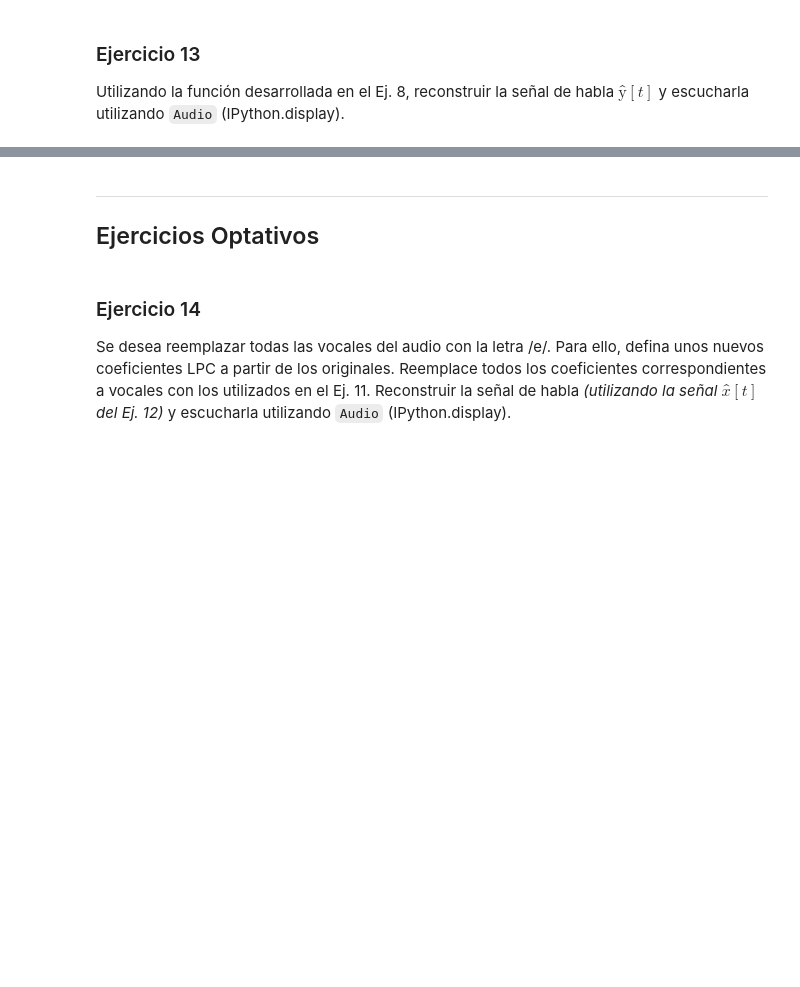
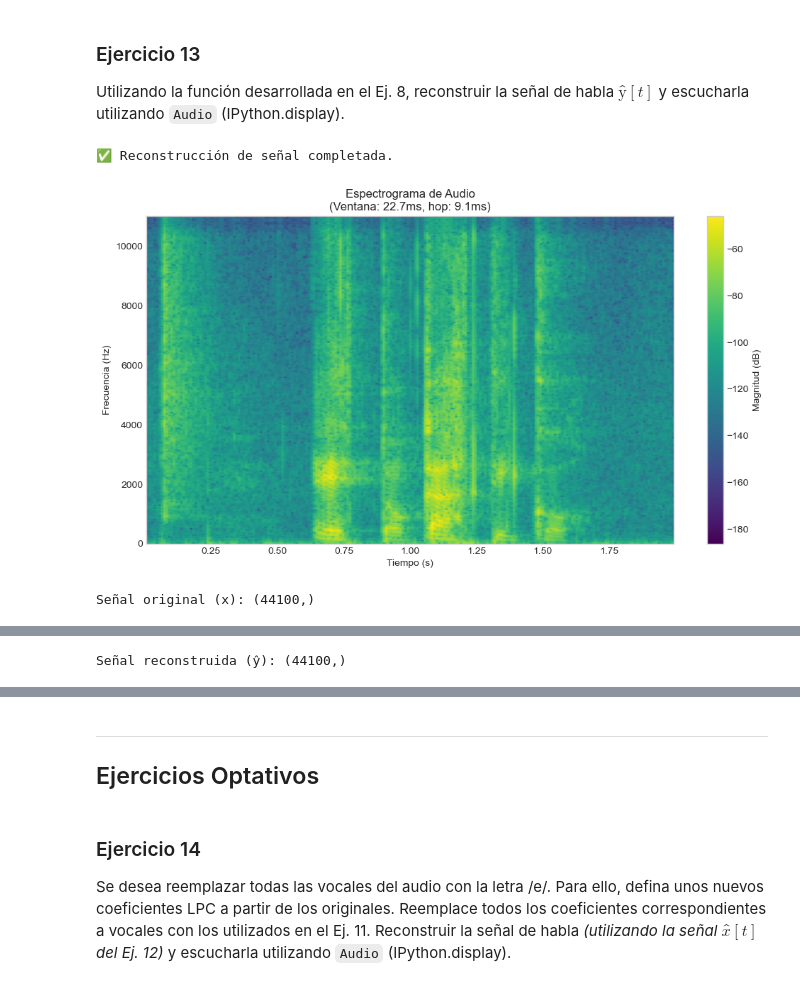
Before and after one commit to MLsound/Linear-Predictive-Coding, a Jupyter notebook: resolucion.ipynb, the cells around one changed output, grey strips where cells are left out. Drawn from its saved outputs; the diff is of its cells as text; code cells hidden in the pictures; blank space fills up the shorter version.

```diff
--- a/resolucion.ipynb
+++ b/resolucion.ipynb
@@ -649,0 +707,13 @@ Utilizando la función desarrollada en el Ej. 8, reconstruir la señal de habla
+# %%
+y_hat = reconstruct_speech(x_hat, window_len, hop, M, coef=coef)
+print(f"✅ Reconstrucción de señal completada.\n")
+show_spectrogram(y_hat, fs, window_len, hop)
+
+print(f"Señal original (x): {x.shape}")
+display (IPython.display.Audio(x, rate=fs))
+print(f"Señal reconstruida (ŷ): {y_hat.shape}")
+display (IPython.display.Audio(y_hat, rate=fs))
+# %% [output]
+✅ Reconstrucción de señal completada.
+[figure, added]
+Señal original (x): (44100,)
@@ -649,0 +721 @@ Utilizando la función desarrollada en el Ej. 8, reconstruir la señal de habla
+Señal reconstruida (ŷ): (44100,)
```
Also changed, not shown: parts of 2 cells of this notebook.
